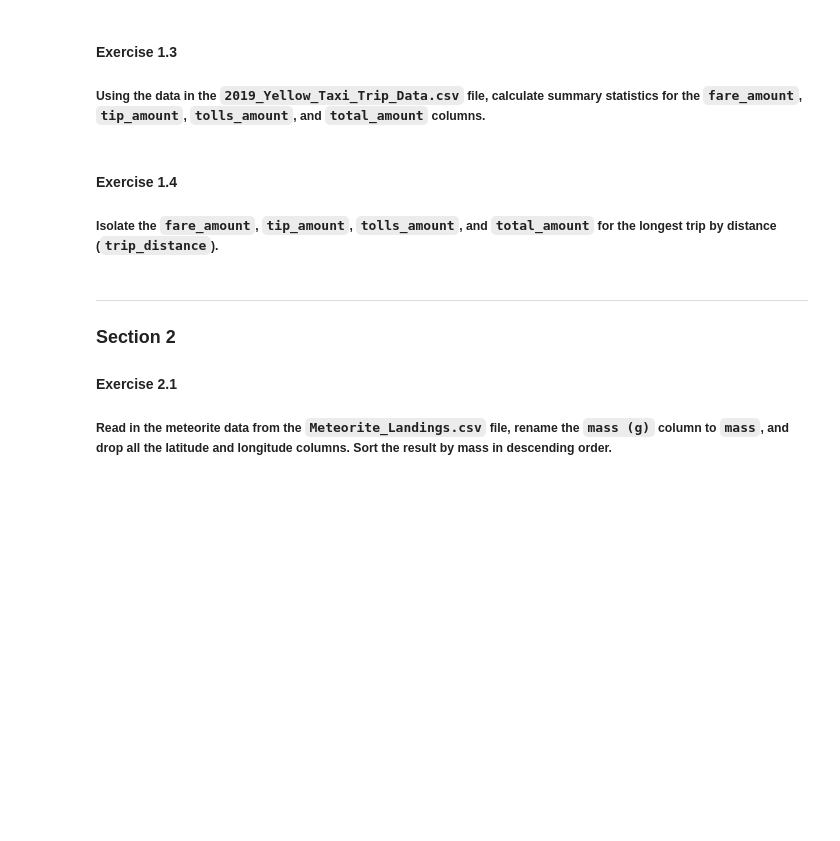
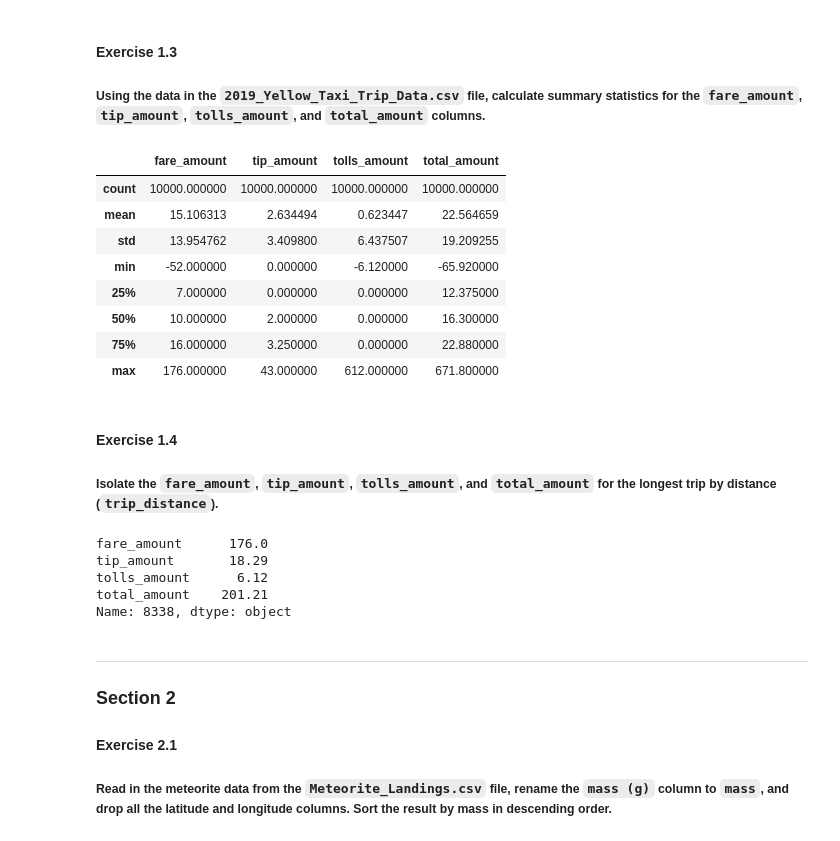
Before and after one commit to dmdigrande/dmdigrande.github.io, a Jupyter notebook: week1-lab2-intro-to-pandas.ipynb, the cells around one changed output. Cells and saved outputs as stored; diff of their text form; code cells hidden in the pictures; blank space fills up the shorter version.

```diff
--- a/week1-lab2-intro-to-pandas.ipynb
+++ b/week1-lab2-intro-to-pandas.ipynb
@@ -29,9 +29,34 @@ taxi.shape
 # %% [markdown]
 #### Exercise 1.3
 ##### Using the data in the `2019_Yellow_Taxi_Trip_Data.csv` file, calculate summary statistics for the `fare_amount`, `tip_amount`, `tolls_amount`, and `total_amount` columns.
+# %%
+summary_stats = taxi[['fare_amount', 'tip_amount', 'tolls_amount', 'total_amount']].describe()
+summary_stats
+# %% [output]
+|  | fare_amount | tip_amount | tolls_amount | total_amount |
+| count | 10000.000000 | 10000.000000 | 10000.000000 | 10000.000000 |
+| mean | 15.106313 | 2.634494 | 0.623447 | 22.564659 |
+| std | 13.954762 | 3.409800 | 6.437507 | 19.209255 |
+| min | -52.000000 | 0.000000 | -6.120000 | -65.920000 |
+| 25% | 7.000000 | 0.000000 | 0.000000 | 12.375000 |
+| 50% | 10.000000 | 2.000000 | 0.000000 | 16.300000 |
+| 75% | 16.000000 | 3.250000 | 0.000000 | 22.880000 |
+| max | 176.000000 | 43.000000 | 612.000000 | 671.800000 |
 # %% [markdown]
 #### Exercise 1.4
 ##### Isolate the `fare_amount`, `tip_amount`, `tolls_amount`, and `total_amount` for the longest trip by distance (`trip_distance`).
+# %%
+taxi_sorted = taxi.sort_values(by='trip_distance', ascending=False)
+
+longest_trip_info = taxi_sorted.iloc[0][['fare_amount', 'tip_amount', 'tolls_amount', 'total_amount']]
+
+longest_trip_info
+# %% [output]
+fare_amount      176.0
+tip_amount       18.29
+tolls_amount      6.12
+total_amount    201.21
+Name: 8338, dtype: object
 # %% [markdown]
 ---
 
```
Also changed, not shown: parts of 1 cell of this notebook.
